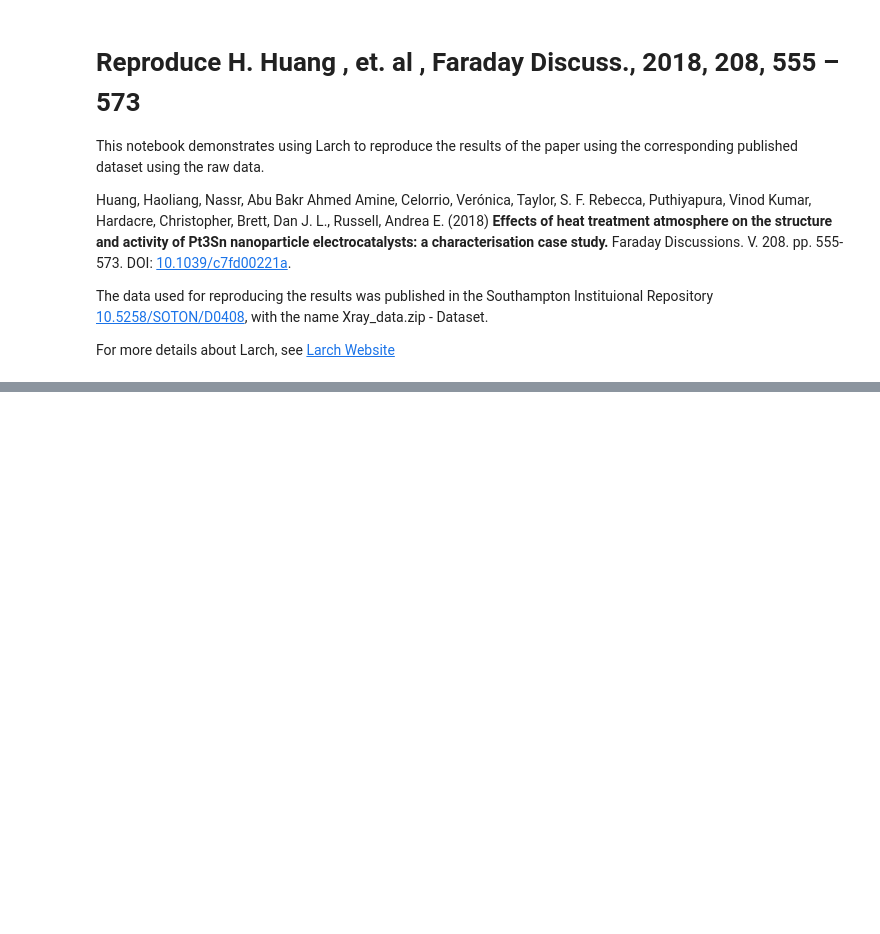
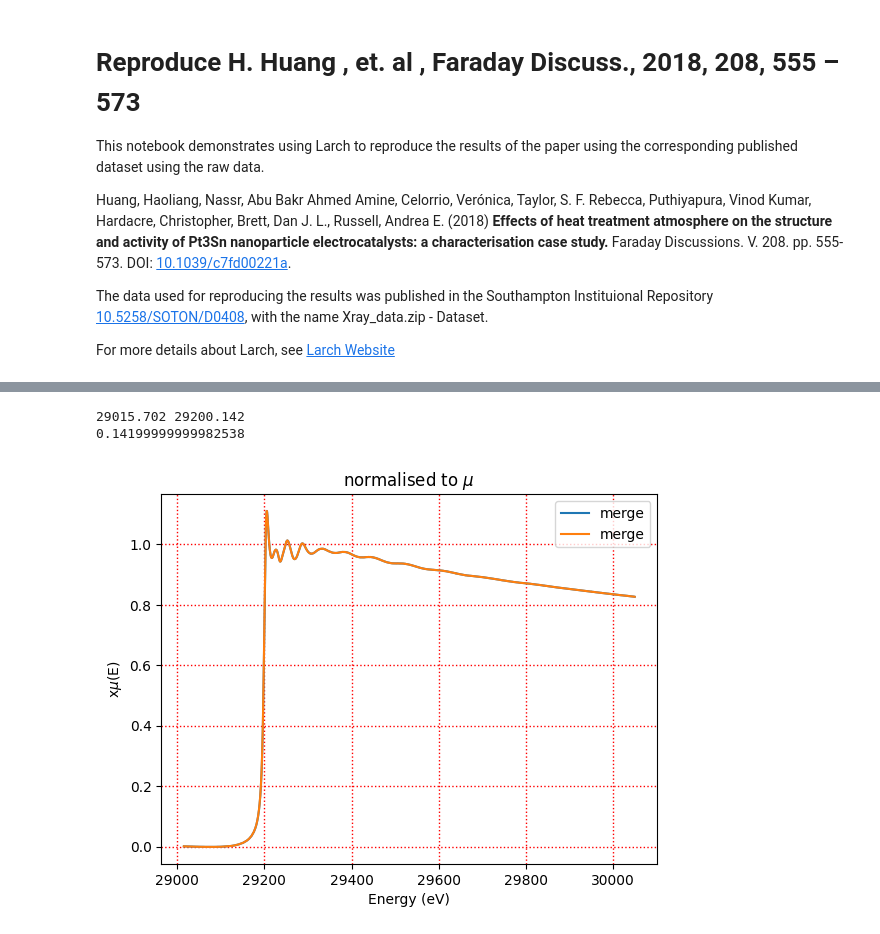
Before and after one commit to UK-Catalysis-Hub/XAS-Workflow-Demo, a Jupyter notebook: larch_workflow/Reproduce XAS Paper 01.ipynb, the cells around one changed output, grey strips where cells are left out. Drawn from its saved outputs; the diff is of its cells as text; code cells hidden in the pictures; blank space fills up the shorter version.

```diff
--- a/larch_workflow/Reproduce XAS Paper 01.ipynb
+++ b/larch_workflow/Reproduce XAS Paper 01.ipynb
@@ -72,0 +140,12 @@ The code in the cell below performs the bulk of the processing for task 1. It ca
+# %%
+sn_foil = "C:/harwell/PSDI_test/wf_data/pub_037/XAFS_prj/Sn foil.prj"
+# read the input file
+sn_foil_prj = athenamgr.read_project(sn_foil)
+
+sn_foil_groups = athenamgr.get_groups(sn_foil_prj)
+
+group_names = []
+for a_group in sn_foil_groups:
+    print(a_group.label)
+
+merged_results['SnO2'] .energy.min()
@@ -72,0 +163,24 @@ The code in the cell below performs the bulk of the processing for task 1. It ca
+# %%
+# managing athena files
+from larch.io import extract_athenagroup
+
+# rebin mu
+from larch.xafs import rebin_xafs
+
+g= extract_athenagroup(sn_foil_prj._athena_groups['merge'])
+g = athenamgr.calc_with_defaults(g)
+plt = athenamgr.plot_normalised(g)
+
+sn_foil_groups
+print(g.energy.min(),g.e0)
+recalibrate_to = 29200
+print(abs(g.e0-recalibrate_to))
+g.energy = g.energy[:] + (recalibrate_to-g.e0)
+g.energy
+plt = athenamgr.plot_normalised(g)
+#plt.xlim([29180, 29200])
+plt.show()
+# %% [output]
+29015.702 29200.142
+0.14199999999982538
+[figure, added]
```
Also changed, not shown: parts of 17 cells of this notebook, 2 other files.
